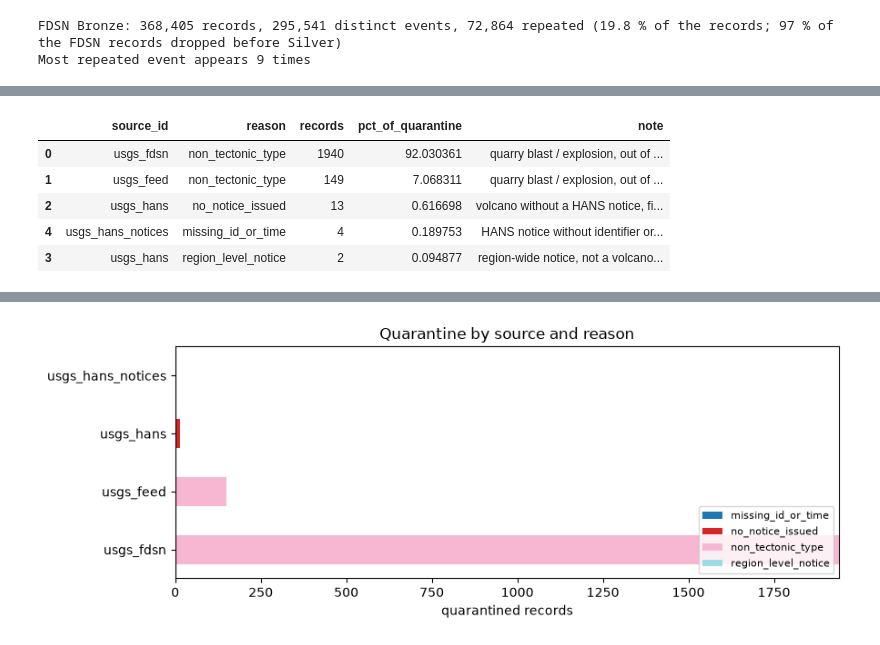
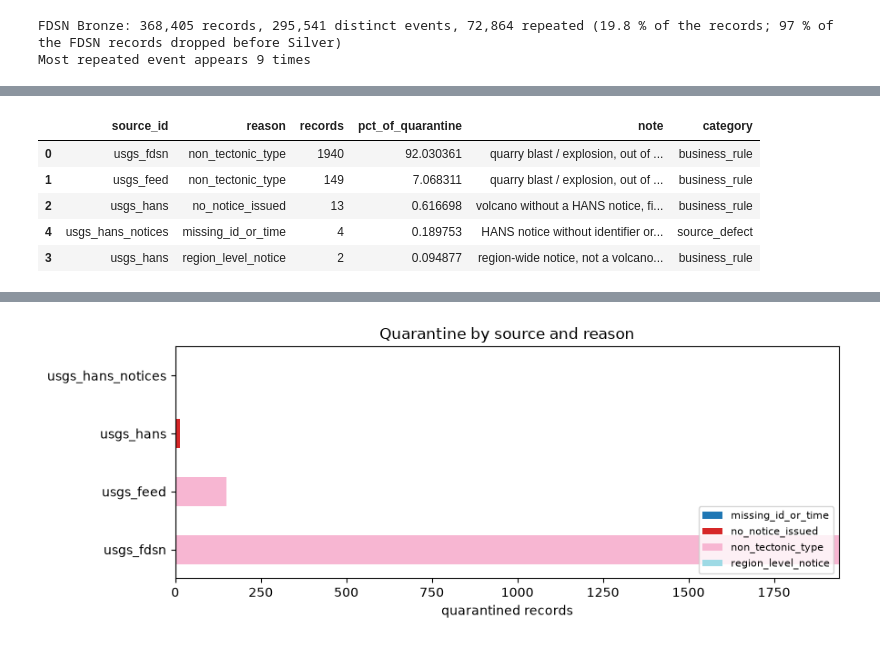
Before and after one commit to jhonatanvj/Proyecto_Analisis_De_Datos, a Jupyter notebook: notebooks/03_data_quality_findings.ipynb, the cells around one changed output, grey strips where cells are left out. Saved outputs shown, nothing was run; the diff lists cells and outputs as text; code cells hidden in the pictures.

```diff
--- a/notebooks/03_data_quality_findings.ipynb
+++ b/notebooks/03_data_quality_findings.ipynb
@@ -342,21 +435,25 @@ Records that fail validation go to `datalake_silver/quarantine/` with a reason.
 # %%
 reasons = (quarantine.groupby(["source_id", "reason"]).size().rename("records").reset_index()
            .sort_values("records", ascending=False))
 reasons["pct_of_quarantine"] = 100 * reasons.records / reasons.records.sum()
 
 # Known pipeline bug (fixed 2026-11-19): the HANS volcano reference file was quarantined as unknown_source
 reasons["note"] = reasons.reason.map({
     "unknown_source": "pipeline bug, fixed 2026-11-19 (reference file, not data)",
     "non_tectonic_type": "quarry blast / explosion, out of scope by design",
     "no_notice_issued": "volcano without a HANS notice, filtered by design",
     "region_level_notice": "region-wide notice, not a volcano alert",
     "missing_id_or_time": "HANS notice without identifier or sent time, cannot be keyed",
 }).fillna("")
+REASON_CATEGORY = {"non_tectonic_type": "business_rule", "no_notice_issued": "business_rule",
+                   "region_level_notice": "business_rule", "missing_id_or_time": "source_defect",
+                   "unknown_source": "pipeline_error"}
+reasons["category"] = reasons.reason.map(REASON_CATEGORY).fillna("unclassified")
 reasons
 # %% [output]
-|  | source_id | reason | records | pct_of_quarantine | note |
-| 0 | usgs_fdsn | non_tectonic_type | 1940 | 92.030361 | quarry blast / explosion, out of ... |
-| 1 | usgs_feed | non_tectonic_type | 149 | 7.068311 | quarry blast / explosion, out of ... |
-| 2 | usgs_hans | no_notice_issued | 13 | 0.616698 | volcano without a HANS notice, fi... |
-| 4 | usgs_hans_notices | missing_id_or_time | 4 | 0.189753 | HANS notice without identifier or... |
-| 3 | usgs_hans | region_level_notice | 2 | 0.094877 | region-wide notice, not a volcano... |
+|  | source_id | reason | records | pct_of_quarantine | note | category |
+| 0 | usgs_fdsn | non_tectonic_type | 1940 | 92.030361 | quarry blast / explosion, out of ... | business_rule |
+| 1 | usgs_feed | non_tectonic_type | 149 | 7.068311 | quarry blast / explosion, out of ... | business_rule |
+| 2 | usgs_hans | no_notice_issued | 13 | 0.616698 | volcano without a HANS notice, fi... | business_rule |
+| 4 | usgs_hans_notices | missing_id_or_time | 4 | 0.189753 | HANS notice without identifier or... | source_defect |
+| 3 | usgs_hans | region_level_notice | 2 | 0.094877 | region-wide notice, not a volcano... | business_rule |
```
Also changed, not shown: parts of 25 cells of this notebook, 1 other file.
